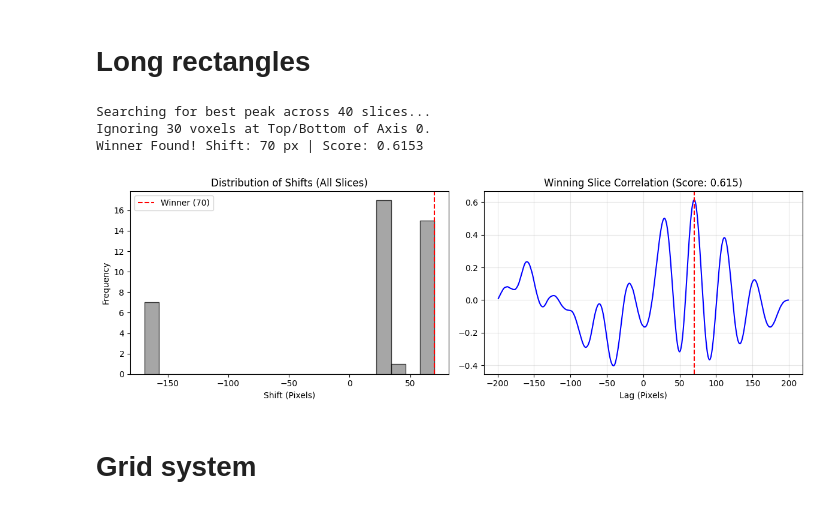
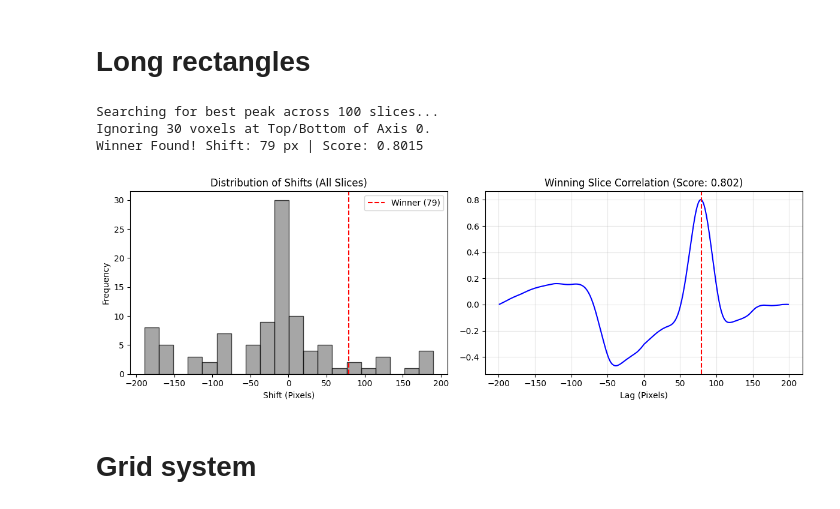
Before and after one commit to bibi848/signal-processing-G2066, a Jupyter notebook: STITCHING/3D_stitch_2_images_improved.ipynb, the cells around one changed output. Cells and saved outputs as stored; diff of their text form; code cells hidden in the pictures.

```diff
--- a/STITCHING/3D_stitch_2_images_improved.ipynb
+++ b/STITCHING/3D_stitch_2_images_improved.ipynb
@@ -32,7 +32,7 @@ class TFMStitcher:
         z_end = z_limit - ignore_z
 
         # 2. Determine Discretization Axis (usually Axis 1 if Scan is 2)
-        slice_axis = 1 if self.axis == 2 else 0
+        slice_axis = 0
         dim_size = self.vol1.shape[slice_axis]
         indices = np.linspace(0, dim_size, num_slices + 1).astype(int)
 
@@ -187,9 +187,9 @@ class TFMStitcher:
 # ==========================================
 if __name__ == "__main__":
     # Path configuration
-    IN_DIR = Path.cwd().parent / 'DATA' / '2D TFM Data' / 'FeC Smile 3MHz 04022026'
-    vol1_path = IN_DIR / "FeC_40_3_TFM_3D.npy"
-    vol2_path = IN_DIR / "FeC_40_2_TFM_3D.npy"
+    IN_DIR = Path.cwd().parent / 'DATA' / '2D TFM Data' / 'FeC Smile 3MHz HARD 04022026 Filtered'
+    vol1_path = IN_DIR / "FeC_40_3_filtered_3D_TFM.npy"
+    vol2_path = IN_DIR / "FeC_40_4_filtered_3D_TFM.npy"
 
     if not vol1_path.exists():
         print(f"Error: Path not found {vol1_path}")
@@ -197,37 +197,37 @@ if __name__ == "__main__":
         vol1, vol2 = np.load(vol1_path), np.load(vol2_path)
 
         # 0:Z (Depth), 1:Y (Width), 2:X (Scan Axis)
         SCAN_AXIS = 2
 
         stitcher = TFMStitcher(vol1, vol2, axis=SCAN_AXIS)
 
         # 1. FIND SHIFT: Using 40 slices and ignoring the top/bottom 20 voxels
-        shift = stitcher.find_optimal_shift(num_slices=40, method='max', ignore_z=30)
+        shift = stitcher.find_optimal_shift(num_slices=100, method='max', ignore_z=30)
 
         # 2. SHOW DIAGNOSTICS: Check if the 'Winner' makes sense vs the other slices
         stitcher.plot_diagnostic()
 
         # 3. STITCH
         result = stitcher.stitch(blend_mode='linear')
 
         # 4. VISUALIZE IN NAPARI
         viewer = napari.Viewer()
         clim = [0, np.percentile(vol1, 99.9)]
 
         viewer.add_image(vol1, name='Vol1', colormap='cyan', blending='additive', contrast_limits=clim)
 
         # Use translation for a visual sanity check before the result
         trans = [0, 0, 0]; trans[SCAN_AXIS] = shift
         viewer.add_image(vol2, name='Vol2_Shifted', colormap='magenta', blending='additive',
                          translate=trans, contrast_limits=clim)
 
         viewer.add_image(result, name='Final_Stitched', contrast_limits=clim)
         napari.run()
 # %% [output]
-Searching for best peak across 40 slices...
+Searching for best peak across 100 slices...
 Ignoring 30 voxels at Top/Bottom of Axis 0.
-Winner Found! Shift: 70 px | Score: 0.6153
+Winner Found! Shift: 79 px | Score: 0.8015
-[figure, old version]
+[figure, new version]
 # %% [markdown]
 # Grid system
 # %%
```
Also changed, not shown: parts of 2 cells of this notebook, 10 other files.
